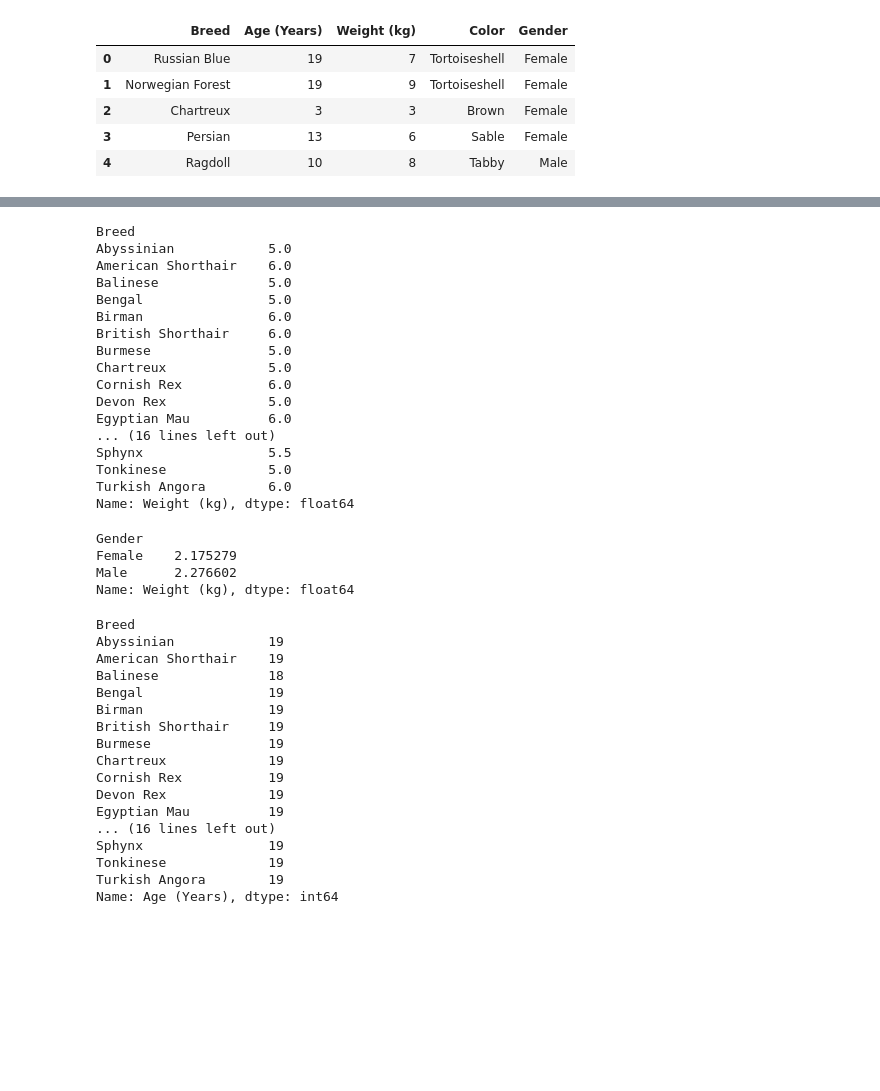
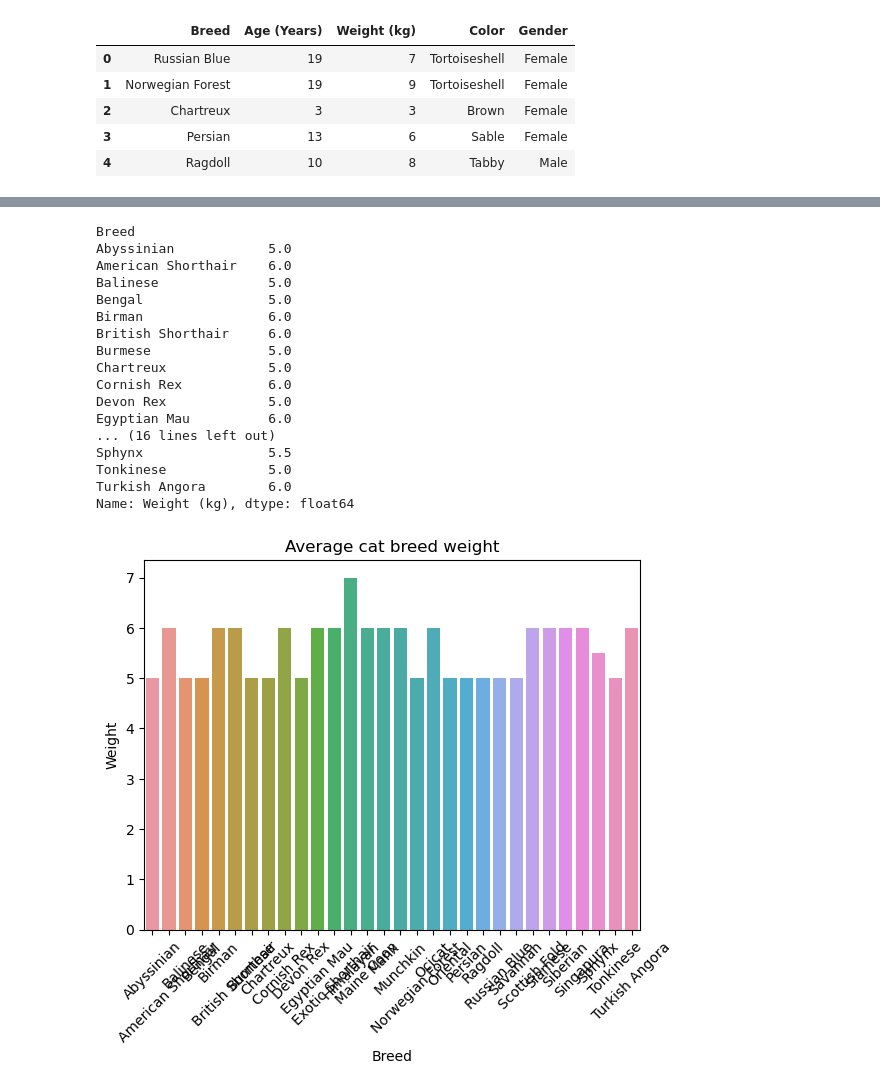
Before and after one commit to build-summer-2024/async-teal-JackyC-final-project, a Jupyter notebook: final_project.ipynb, the cells around one changed output, grey strips where cells are left out. Saved outputs shown, nothing was run; the diff lists cells and outputs as text; code cells hidden in the pictures; blank space fills up the shorter version.

```diff
--- a/final_project.ipynb
+++ b/final_project.ipynb
@@ -24,51 +31,29 @@ print(avg_weight)
 # %%
 #unique_breeds=cat_data["Breed"].unique()
 weight_cats = cat_data.groupby("Breed")["Weight (kg)"].median()
-weight_cats
+print(weight_cats)
+seaborn.barplot(x=weight_cats.index,y=weight_cats)
+plt.xlabel("Breed")
+plt.ylabel("Weight")
+plt.title("Average cat breed weight")
+plt.xticks(rotation=45)
+plt.show()
 # %% [output]
 Breed
 Abyssinian            5.0
 American Shorthair    6.0
 Balinese              5.0
 Bengal                5.0
 Birman                6.0
 British Shorthair     6.0
 Burmese               5.0
 Chartreux             5.0
 Cornish Rex           6.0
 Devon Rex             5.0
 Egyptian Mau          6.0
 ... (16 lines left out)
 Sphynx                5.5
 Tonkinese             5.0
 Turkish Angora        6.0
 Name: Weight (kg), dtype: float64
+[figure, added]
-# %%
-gender_std = cat_data.groupby("Gender")["Weight (kg)"].std()
-gender_std
-# %% [output]
-Gender
-Female    2.175279
-Male      2.276602
-Name: Weight (kg), dtype: float64
-# %%
-oldest = cat_data.groupby("Breed")["Age (Years)"].max()
-oldest
-# %% [output]
-Breed
-Abyssinian            19
-American Shorthair    19
-Balinese              18
-Bengal                19
-Birman                19
-British Shorthair     19
-Burmese               19
-Chartreux             19
-Cornish Rex           19
-Devon Rex             19
-Egyptian Mau          19
-... (16 lines left out)
-Sphynx                19
-Tonkinese             19
-Turkish Angora        19
-Name: Age (Years), dtype: int64
```
Also changed, not shown: parts of 11 cells of this notebook, 1 other file.
